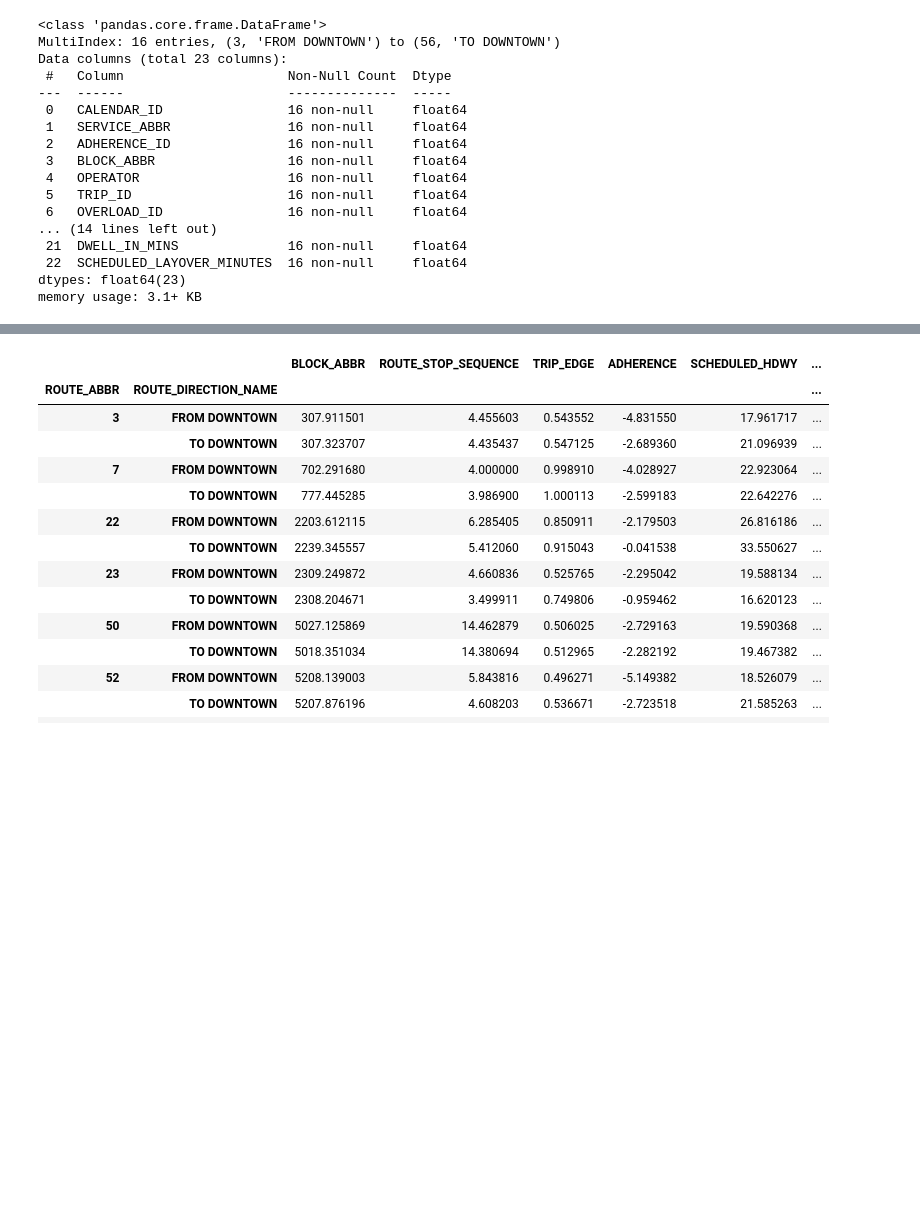
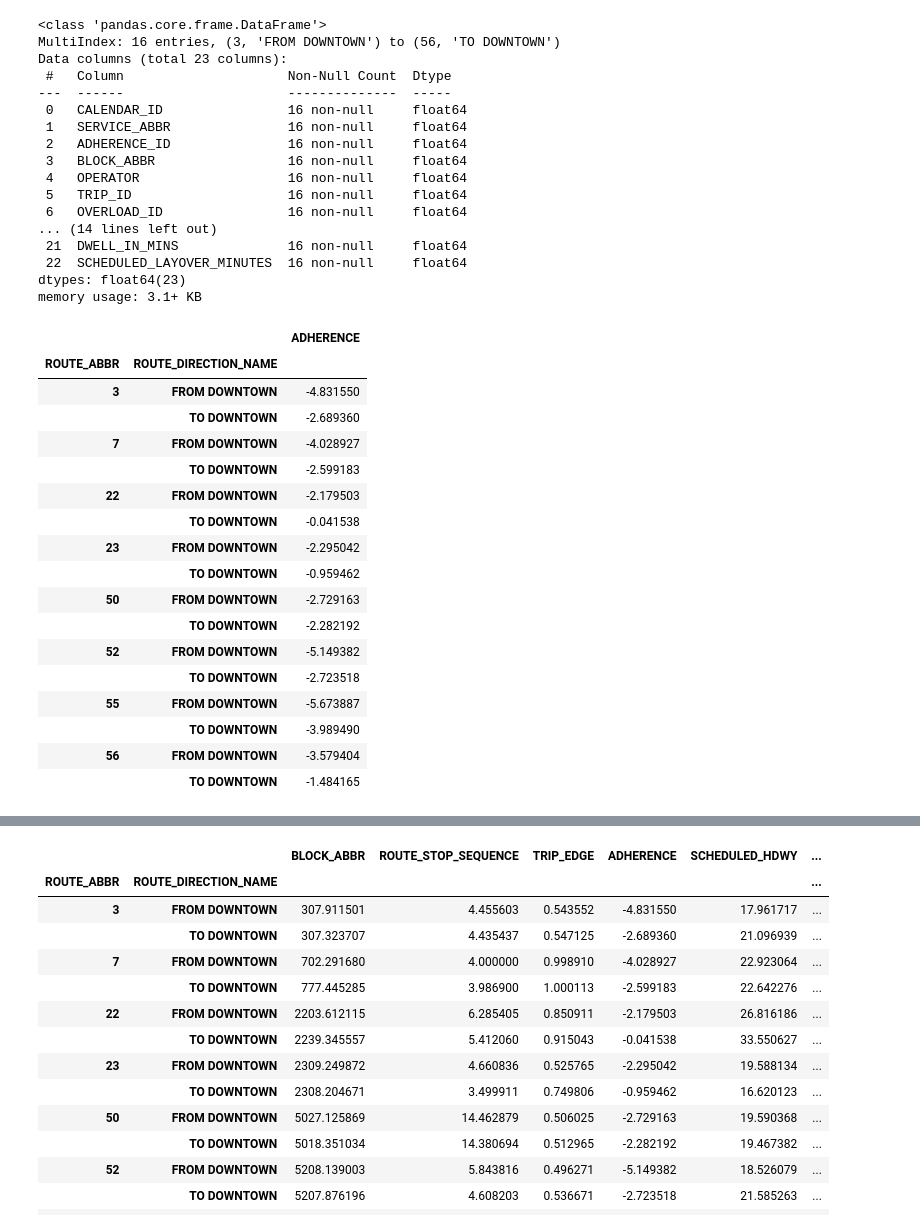
Before and after one commit to NSS-Data-Analytics-Cohort-12/wego-python-da12-python-spice-lattes, a Jupyter notebook: notebooks/Jtoppins_WeGO.ipynb, the cells around one changed output, grey strips where cells are left out. Saved outputs shown, nothing was run; the diff lists cells and outputs as text; code cells hidden in the pictures; blank space fills up the shorter version.

```diff
--- a/notebooks/Jtoppins_WeGO.ipynb
+++ b/notebooks/Jtoppins_WeGO.ipynb
@@ -248,3 +212,25 @@ Data columns (total 23 columns):
  22  SCHEDULED_LAYOVER_MINUTES  16 non-null     float64
 dtypes: float64(23)
 memory usage: 3.1+ KB
+# %%
+route_v_dir_adherence_df = route_v_dir_adherence_df[['ADHERENCE']]
+route_v_dir_adherence_df.head(20)
+# %% [output]
+|  |  | ADHERENCE |
+| ROUTE_ABBR | ROUTE_DIRECTION_NAME |  |
+| 3 | FROM DOWNTOWN | -4.831550 |
+|  | TO DOWNTOWN | -2.689360 |
+| 7 | FROM DOWNTOWN | -4.028927 |
+|  | TO DOWNTOWN | -2.599183 |
+| 22 | FROM DOWNTOWN | -2.179503 |
+|  | TO DOWNTOWN | -0.041538 |
+| 23 | FROM DOWNTOWN | -2.295042 |
+|  | TO DOWNTOWN | -0.959462 |
+| 50 | FROM DOWNTOWN | -2.729163 |
+|  | TO DOWNTOWN | -2.282192 |
+| 52 | FROM DOWNTOWN | -5.149382 |
+|  | TO DOWNTOWN | -2.723518 |
+| 55 | FROM DOWNTOWN | -5.673887 |
+|  | TO DOWNTOWN | -3.989490 |
+| 56 | FROM DOWNTOWN | -3.579404 |
+|  | TO DOWNTOWN | -1.484165 |
```
Also changed, not shown: parts of 10 cells of this notebook.
